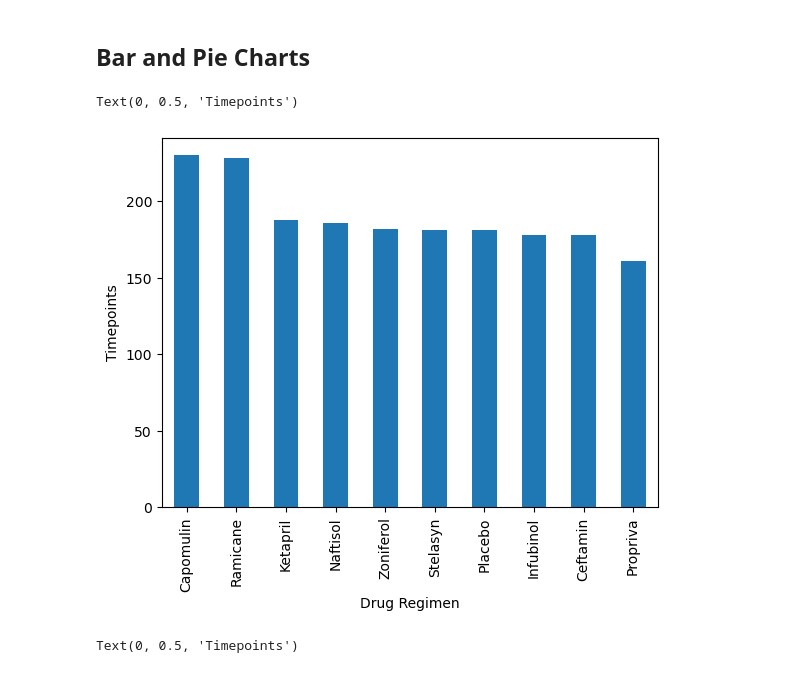
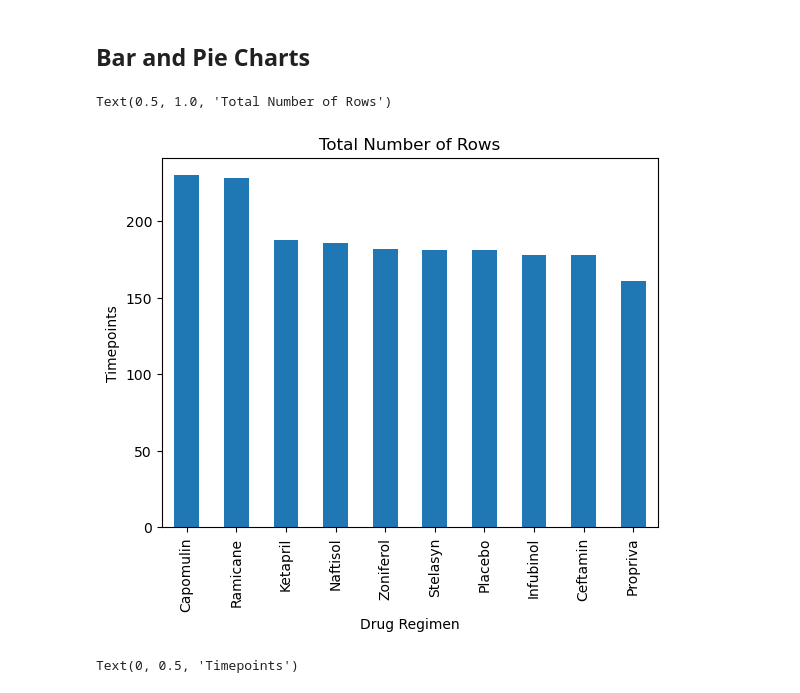
Before and after one commit to Njohanson5/Module-5, a Jupyter notebook: Module 5 HW pymaceuticals .ipynb, the cells around one changed output. Drawn from its saved outputs; the diff is of its cells as text; code cells hidden in the pictures.

```diff
--- a/Module 5 HW pymaceuticals .ipynb
+++ b/Module 5 HW pymaceuticals .ipynb
@@ -146,13 +114,15 @@ xx
 # %%
 # Generate a bar plot showing the total number of rows (Mouse ID/Timepoints) for each drug regimen using Pandas.
 
 regimen_count = single_data ['Drug Regimen'].value_counts()
 
 regimen_chart = regimen_count.plot(kind='bar')
 regimen_chart.set_ylabel("Timepoints")
+
+regimen_chart.set_title(label= "Total Number of Rows")
 # %% [output]
-Text(0, 0.5, 'Timepoints')
+Text(0.5, 1.0, 'Total Number of Rows')
-[figure, old version]
+[figure, new version]
 # %%
 # Generate a bar plot showing the total number of rows (Mouse ID/Timepoints) for each drug regimen using pyplot.
 plt.bar(regimen_count.index.values, regimen_count)
```
Also changed, not shown: parts of 18 cells of this notebook.
